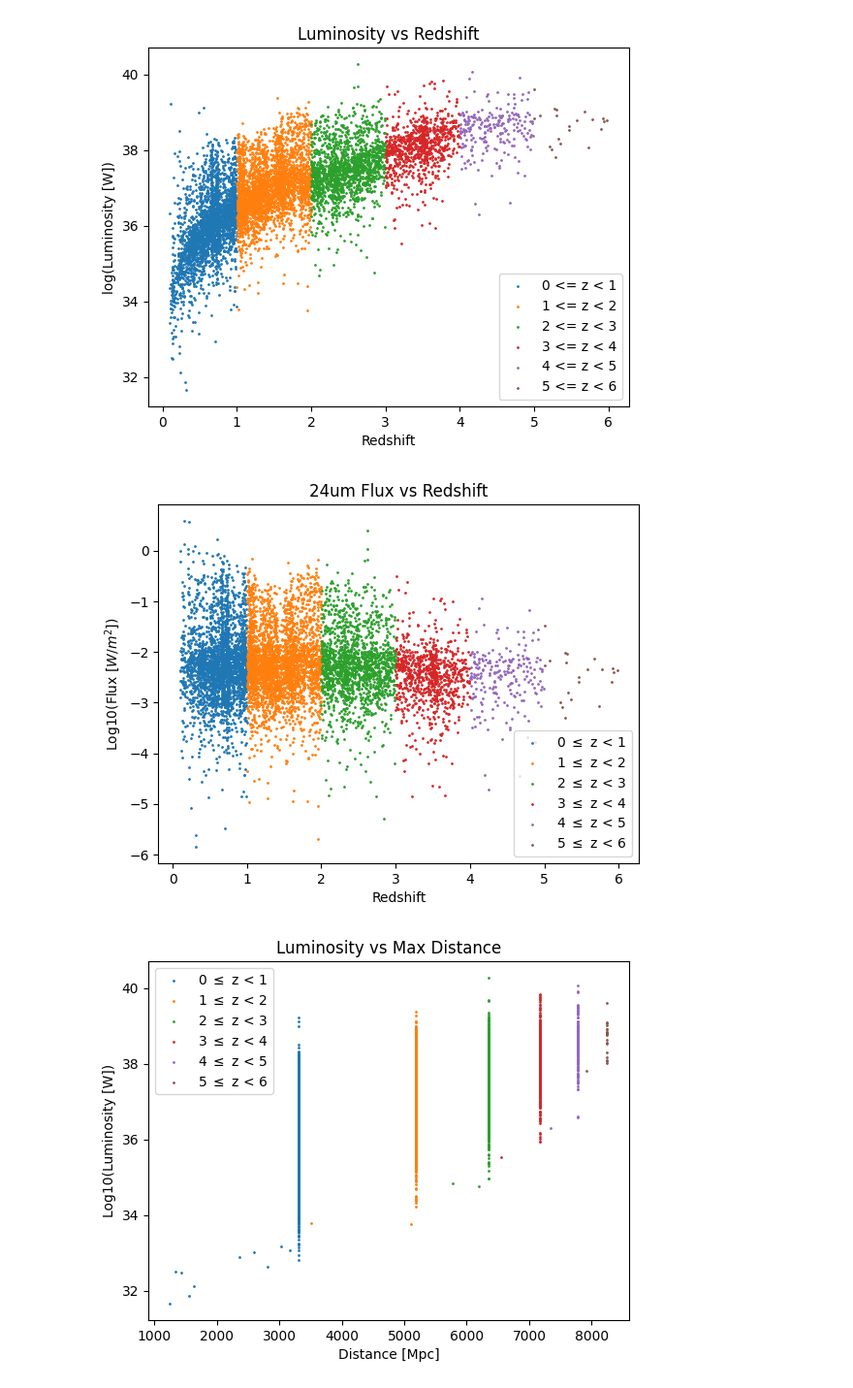
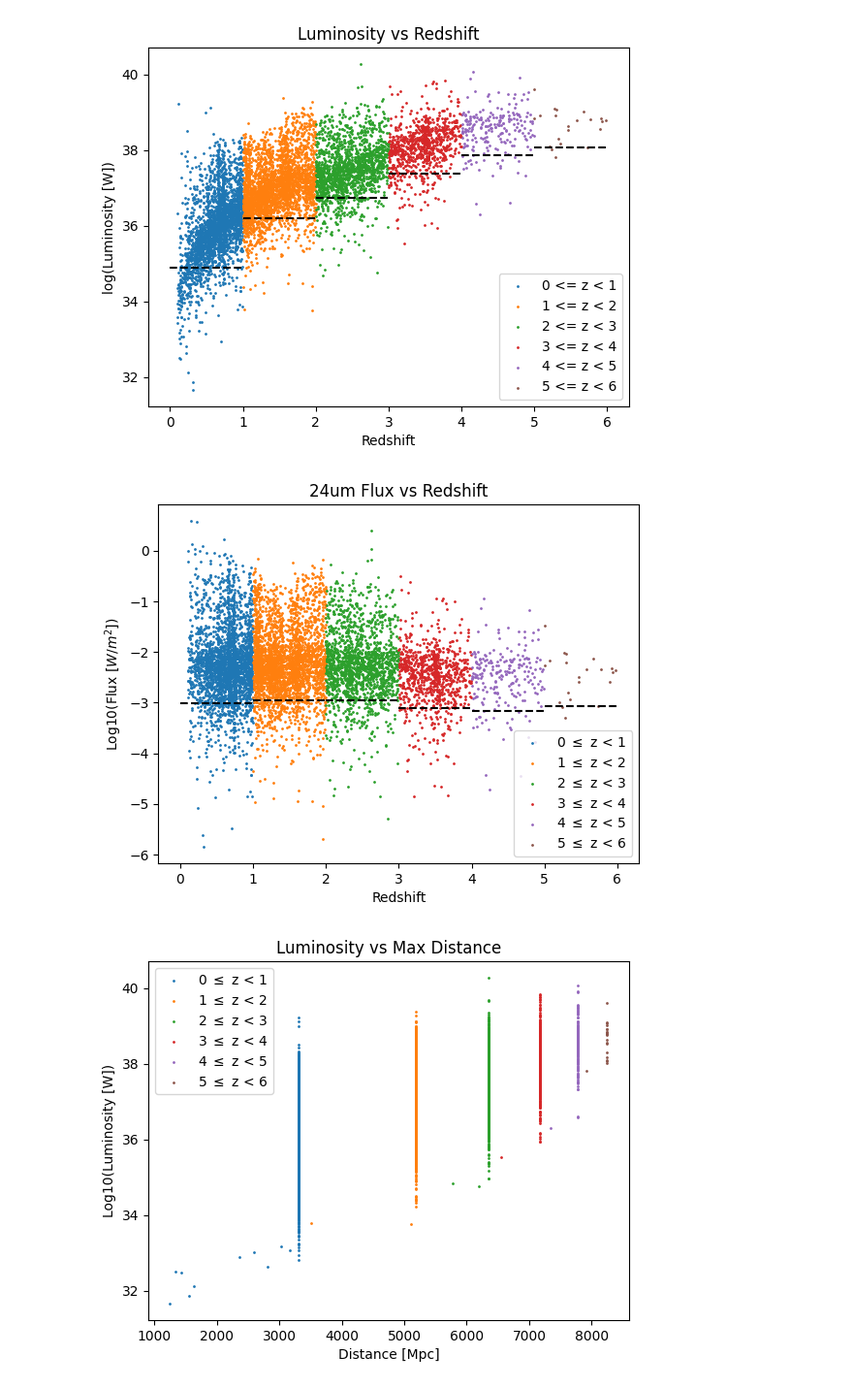
Before and after one commit to daniel-lyon/MPhil-Code, a Jupyter notebook: LUMFUNCS/vmax_bolometric.ipynb, the cells around one changed output. Shown at 97% size. Drawn from its saved outputs; the diff is of its cells as text; code cells hidden in the pictures.

```diff
--- a/LUMFUNCS/vmax_bolometric.ipynb
+++ b/LUMFUNCS/vmax_bolometric.ipynb
@@ -22,37 +22,37 @@ z = df['zpk']
 lum = df['LIR'].copy() # solar luminosity
 lum *= 3.828 * 10 ** 26 # solar luminosity -> Watts
 
-# l_mins = []
+l_mins = []
 for z_start, z_end in redshift_bins:
     mask_z = (z >= z_start) & (z < z_end)
-    # p90 = np.percentile(lum[mask_z], 10, method='nearest')
-    # lum_min = lum[mask_z][lum[mask_z] == p90]
-    # l_mins.append(lum_min.values[0])
-    plt.scatter(z[mask_z], np.log10(lum[mask_z]), s=1, label=f'{z_start} <= z < {z_end}')
-    # plt.hlines(np.log10(lum_min), linestyle='--', xmin=z_start, xmax=z_end, color='black')
+    p90 = np.percentile(lum[mask_z], 10, method='nearest')
+    lum_min = lum[mask_z][lum[mask_z] == p90]
+    l_mins.append(lum_min.values[0])
+    plt.scatter(z[mask_z], np.log10(lum[mask_z]), s=1, label=f'{z_start} $\leq$ z < {z_end}')
+    plt.hlines(np.log10(lum_min), linestyle='--', xmin=z_start, xmax=z_end, color='black')
 plt.title('Luminosity vs Redshift')
 plt.xlabel('Redshift')
 plt.ylabel('log(Luminosity [W])')
 plt.legend()
 plt.show()
 # %% [output]
-[figure, old version]
+[figure, new version]
 # %%
 f = df['F24']
 
 for z_start, z_end in redshift_bins:
     mask_z = (z >= z_start) & (z < z_end)
-    # pc = np.percentile(f[mask_z], 10, method='nearest')
-    # f_min = f[mask_z][f[mask_z].values == pc]
+    pc = np.percentile(f[mask_z], 10, method='nearest')
+    f_min = f[mask_z][f[mask_z].values == pc]
     plt.scatter(z[mask_z], np.log10(f[mask_z]), s=1, label=f'{z_start} $\leq$ z < {z_end}')
-    # plt.hlines(np.log10(f_min), linestyle='--', xmin=z_start, xmax=z_end, color='black')
+    plt.hlines(np.log10(f_min), linestyle='--', xmin=z_start, xmax=z_end, color='black')
 plt.title('24um Flux vs Redshift')
 plt.xlabel('Redshift')
 plt.ylabel('Log10(Flux [$W/m^2$])')
 plt.legend()
 plt.show()
 # %% [output]
-[figure, old version]
+[figure, new version]
 # %%
 data = []
 lum_limits = []
```
Also changed, not shown: parts of 4 cells of this notebook, 3 other files.
